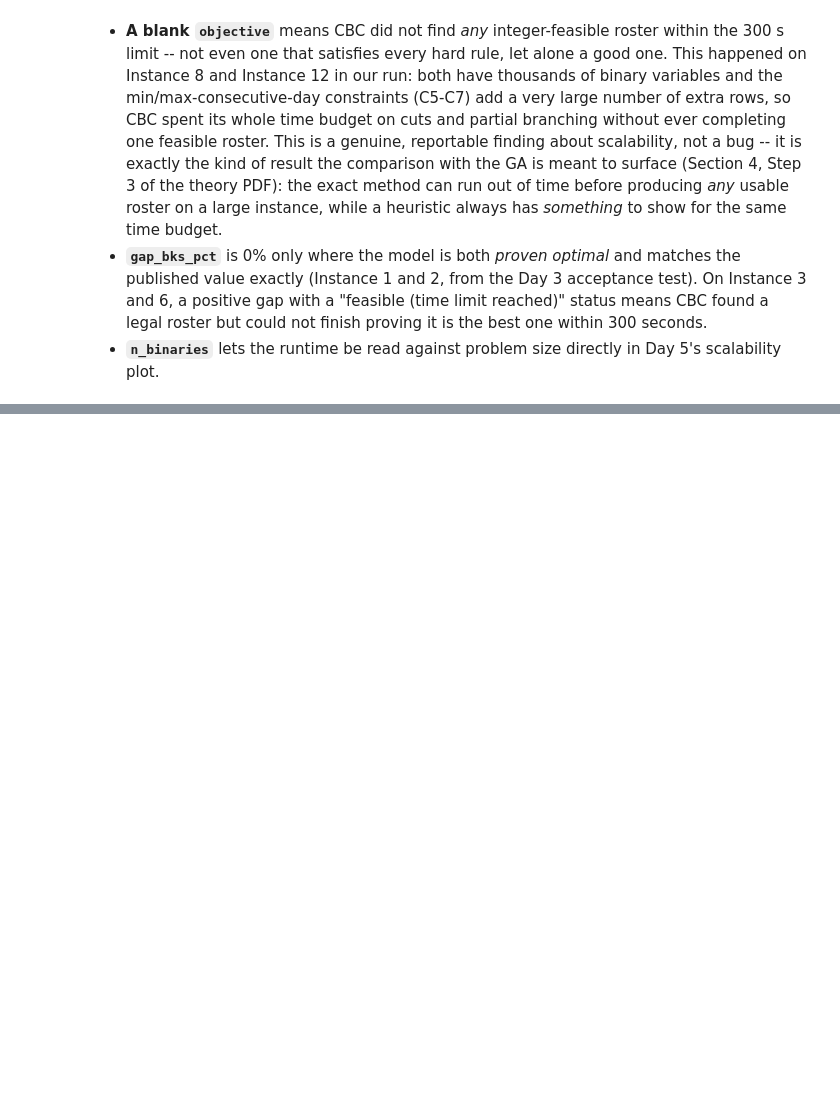
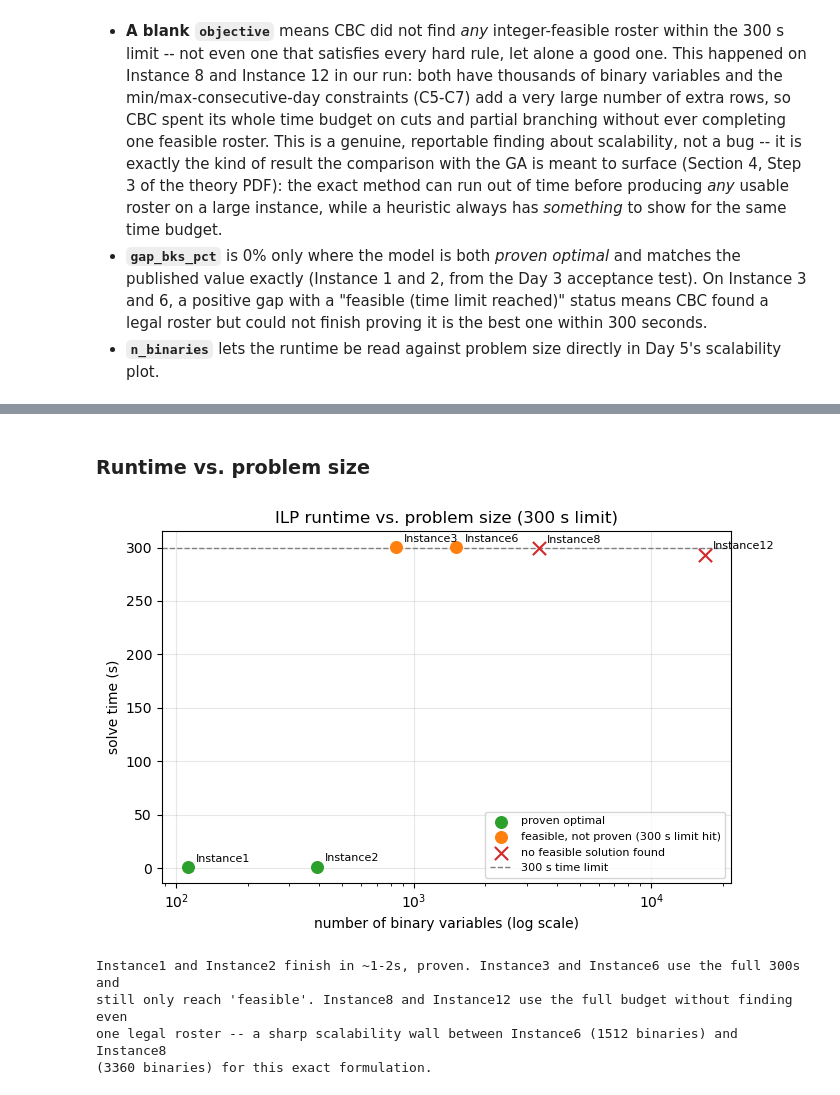
Before and after one commit to DhammikaKekulawala/IT5082_Optimization_Methods_Programming__Assignment, a Jupyter notebook: 01_ilp.ipynb, the cells around one changed output, grey strips where cells are left out. Saved outputs shown, nothing was run; the diff lists cells and outputs as text; code cells hidden in the pictures; blank space fills up the shorter version.

Commit message:
Add Day 5 scalability plots and ILP-vs-GA comparison with findings

```diff
--- a/01_ilp.ipynb
+++ b/01_ilp.ipynb
@@ -794,0 +802,5 @@ ilp_results
+# %%
+import matplotlib.pyplot as plt
+
+ilp_results = pd.read_csv("results/ilp_results.csv").set_index("instance")
+ilp_results
@@ -794,0 +816,40 @@ ilp_results
+# %% [markdown]
+### Runtime vs. problem size
+# %%
+fig, ax = plt.subplots(figsize=(7, 4.5))
+proven = ilp_results["status"] == "proven optimal"
+timed_out_feasible = ilp_results["status"] == "feasible (time limit reached)"
+no_solution = ilp_results["status"].str.contains("no feasible")
+
+ax.scatter(ilp_results.loc[proven, "n_binaries"], ilp_results.loc[proven, "time_s"],
+           color="C2", s=70, label="proven optimal", zorder=3)
+ax.scatter(ilp_results.loc[timed_out_feasible, "n_binaries"], ilp_results.loc[timed_out_feasible, "time_s"],
+           color="C1", s=70, label="feasible, not proven (300 s limit hit)", zorder=3)
+ax.scatter(ilp_results.loc[no_solution, "n_binaries"], ilp_results.loc[no_solution, "time_s"],
+           color="C3", marker="x", s=90, label="no feasible solution found", zorder=3)
+
+for name, row in ilp_results.iterrows():
+    ax.annotate(name, (row["n_binaries"], row["time_s"]), textcoords="offset points",
+                xytext=(6, 4), fontsize=8)
+
+ax.set_xscale("log")
+ax.set_xlabel("number of binary variables (log scale)")
+ax.set_ylabel("solve time (s)")
+ax.set_title("ILP runtime vs. problem size (300 s limit)")
+ax.axhline(300, color="grey", linestyle="--", linewidth=1, label="300 s time limit")
+ax.legend(fontsize=8)
+ax.grid(alpha=0.3)
+plt.tight_layout()
+plt.savefig("results/ilp_runtime_vs_size.png", dpi=200)
+plt.show()
+
+print("Instance1 and Instance2 finish in ~1-2s, proven. Instance3 and Instance6 use the full 300s and")
+print("still only reach 'feasible'. Instance8 and Instance12 use the full budget without finding even")
+print("one legal roster -- a sharp scalability wall between Instance6 (1512 binaries) and Instance8")
+print("(3360 binaries) for this exact formulation.")
+# %% [output]
+[figure, added]
+Instance1 and Instance2 finish in ~1-2s, proven. Instance3 and Instance6 use the full 300s and
+still only reach 'feasible'. Instance8 and Instance12 use the full budget without finding even
+one legal roster -- a sharp scalability wall between Instance6 (1512 binaries) and Instance8
+(3360 binaries) for this exact formulation.
```
Also changed, not shown: parts of 8 cells of this notebook, 6 other files.
